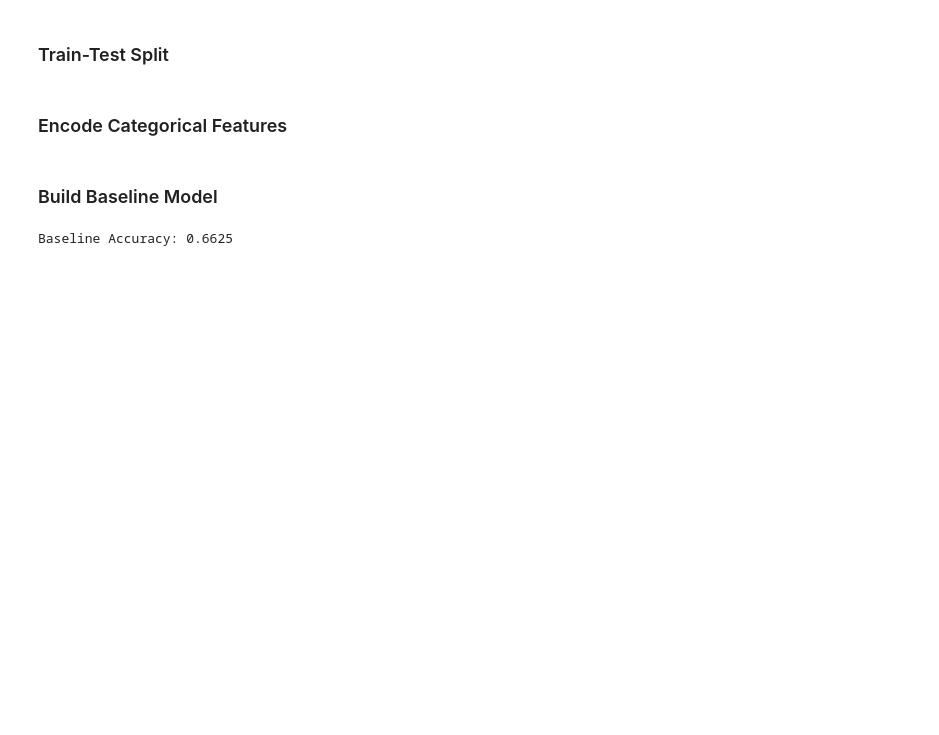
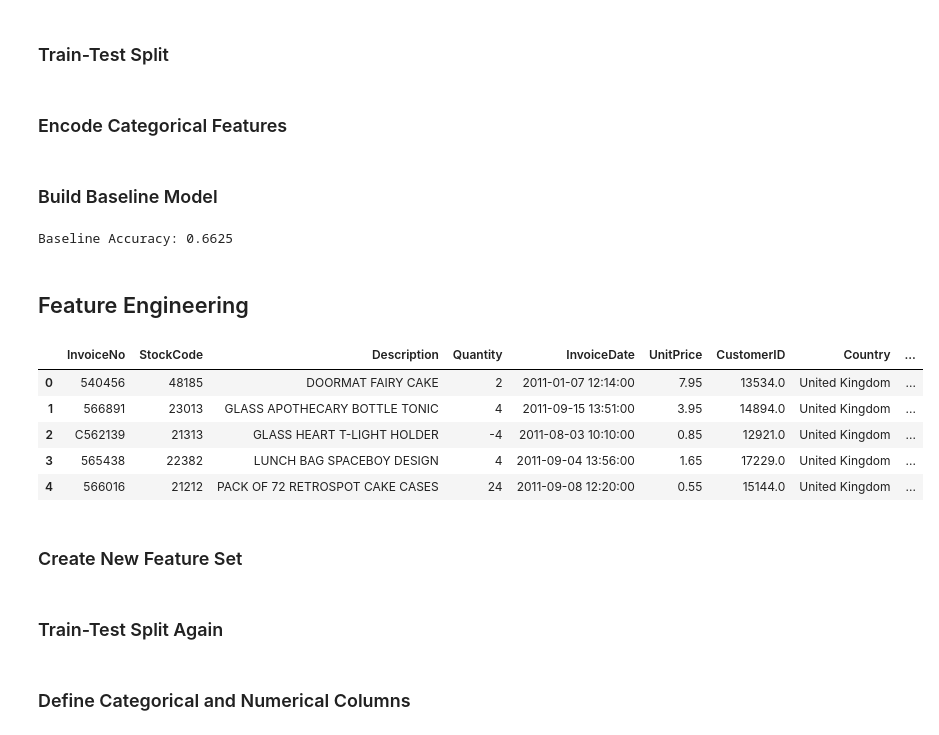
Before and after one commit to MaharjanSumit-59/AI_Data_Internship, a Jupyter notebook: week_7(Feature_Preparation)/Task_2/task2.ipynb, the cells around one changed output. Cells and saved outputs as stored; diff of their text form; code cells hidden in the pictures; blank space fills up the shorter version.

```diff
--- a/week_7(Feature_Preparation)/Task_2/task2.ipynb
+++ b/week_7(Feature_Preparation)/Task_2/task2.ipynb
@@ -148,3 +148,58 @@ baseline_accuracy = accuracy_score(
 print("Baseline Accuracy:", baseline_accuracy)
 # %% [output]
 Baseline Accuracy: 0.6625
+# %% [markdown]
+## Feature Engineering
+# %%
+# 1. Day of Week
+df["day_of_week"] = df["InvoiceDate"].dt.dayofweek
+
+# 2. Hour
+df["hour"] = df["InvoiceDate"].dt.hour
+
+# 3. Weekend Indicator
+df["is_weekend"] = (
+    df["day_of_week"] >= 5
+).astype(int)
+
+# 4. Interaction Feature: Total Amount
+df["total_amount"] = (
+    df["Quantity"] *
+    df["UnitPrice"]
+)
+
+# 5. Interaction Feature: Price Ratio
+df["price_quantity_ratio"] = (
+    df["UnitPrice"] /
+    (abs(df["Quantity"]) + 1)
+)
+
+# 6. Log Transform
+df["log_unitprice"] = np.log1p(
+    df["UnitPrice"]
+)
+
+# 7. Binning
+df["price_bin"] = pd.cut(
+    df["UnitPrice"],
+    bins=4,
+    labels=[
+        "Low",
+        "Medium",
+        "High",
+        "Premium"
+    ]
+)
+
+# Check:
+
+df.head()
+# %% [output]
+|  | InvoiceNo | StockCode | Description | Quantity | InvoiceDate | UnitPrice | CustomerID | Country | ... |
+| 0 | 540456 | 48185 | DOORMAT FAIRY CAKE | 2 | 2011-01-07 12:14:00 | 7.95 | 13534.0 | United Kingdom | ... |
+| 1 | 566891 | 23013 | GLASS APOTHECARY BOTTLE TONIC | 4 | 2011-09-15 13:51:00 | 3.95 | 14894.0 | United Kingdom | ... |
+| 2 | C562139 | 21313 | GLASS HEART T-LIGHT HOLDER | -4 | 2011-08-03 10:10:00 | 0.85 | 12921.0 | United Kingdom | ... |
+| 3 | 565438 | 22382 | LUNCH BAG SPACEBOY DESIGN | 4 | 2011-09-04 13:56:00 | 1.65 | 17229.0 | United Kingdom | ... |
+| 4 | 566016 | 21212 | PACK OF 72 RETROSPOT CAKE CASES | 24 | 2011-09-08 12:20:00 | 0.55 | 15144.0 | United Kingdom | ... |
+# %% [markdown]
+### Create New Feature Set
@@ -150,0 +224,2 @@ Baseline Accuracy: 0.6625
+# %% [markdown]
+### Train-Test Split Again
@@ -150,0 +233,2 @@ Baseline Accuracy: 0.6625
+# %% [markdown]
+### Define Categorical and Numerical Columns
```
Also changed, not shown: parts of 14 cells of this notebook.
